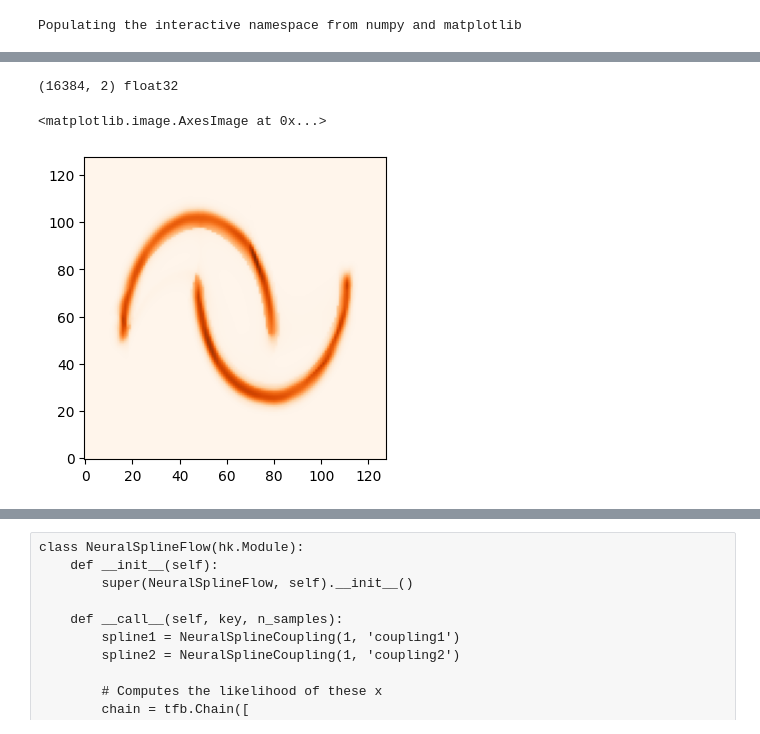
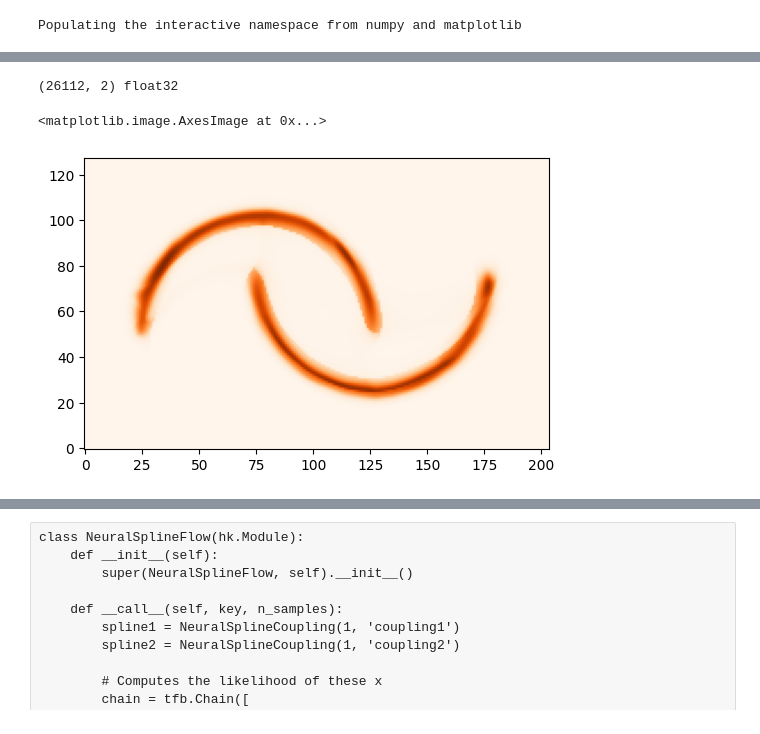
Before and after one commit to b-remy/score-estimation-comparison, a Jupyter notebook: normalizing-flow.ipynb, the cells around one changed output, grey strips where cells are left out. Saved outputs shown, nothing was run; the diff lists cells and outputs as text; code cells hidden in the pictures.

Commit message:
fix visualization scale

```diff
--- a/normalizing-flow.ipynb
+++ b/normalizing-flow.ipynb
@@ -141,18 +148,18 @@ plot(losses)
 # %%
-xc,yc = meshgrid(linspace(-1.5,2.5,128),linspace(-1.,1.5,128))
+xc,yc = meshgrid(linspace(-1.5,2.5,204),linspace(-1.,1.5,128))
 Z = stack([xc.flatten(), yc.flatten()],axis=1).astype('float32')
 print(Z.shape, Z.dtype)
 # %% [output]
-(16384, 2) float32
+(26112, 2) float32
 # %%
 S = model.apply(params, next(rng_seq), Z)
 # %%
 figure(dpi=100)
-imshow(exp(S.reshape((128,128))), cmap='Oranges', origin='lower')
+imshow(exp(S.reshape((128,204))), cmap='Oranges', origin='lower')
 #axis('off')
 # %% [output]
 <matplotlib.image.AxesImage at 0x...>
-[figure, old version]
+[figure, new version]
 # %%
 # Let's compute the score function (gradient of the log likelihood)
 log_prob = partial(model.apply, params, next(rng_seq))
```
Also changed, not shown: parts of 7 cells of this notebook.
